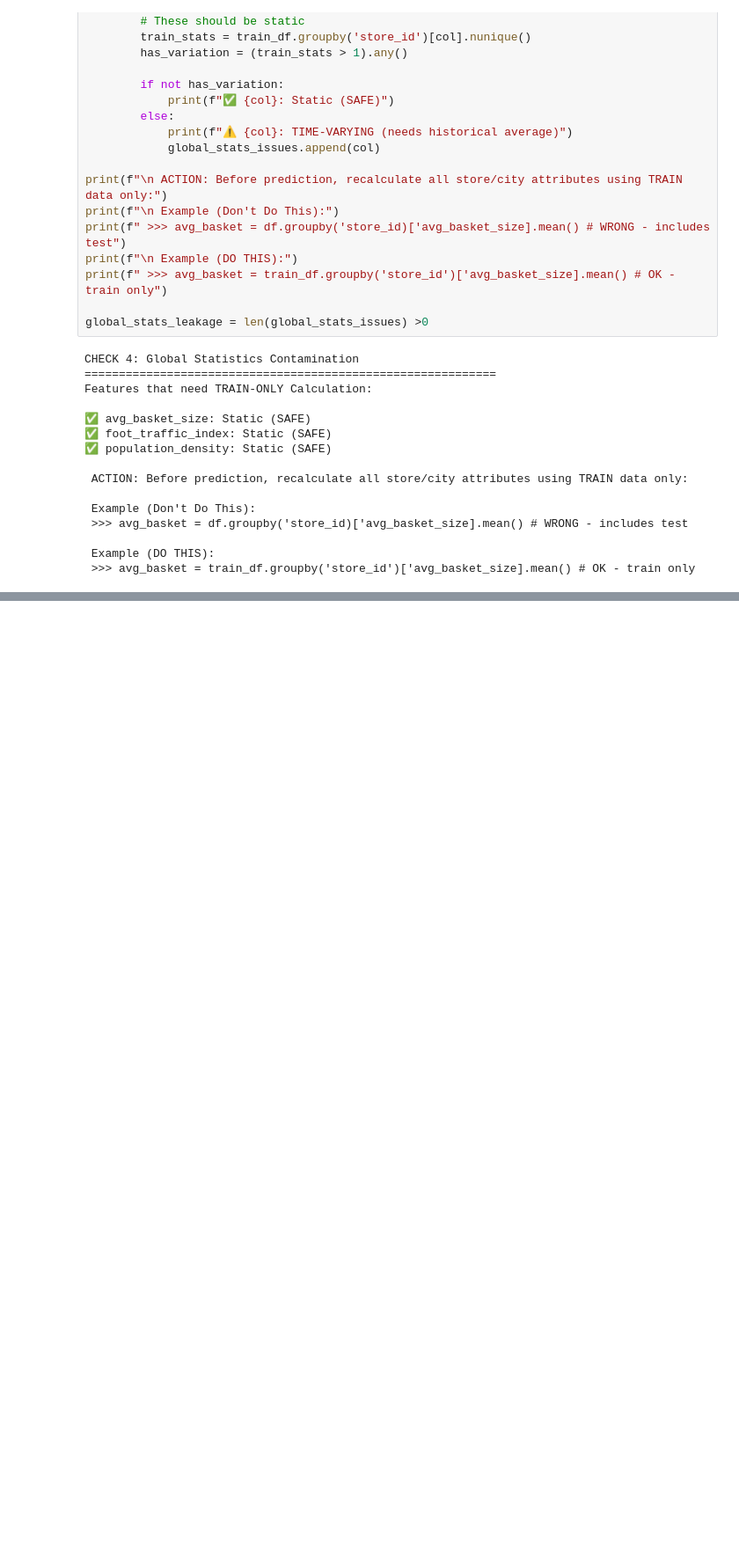
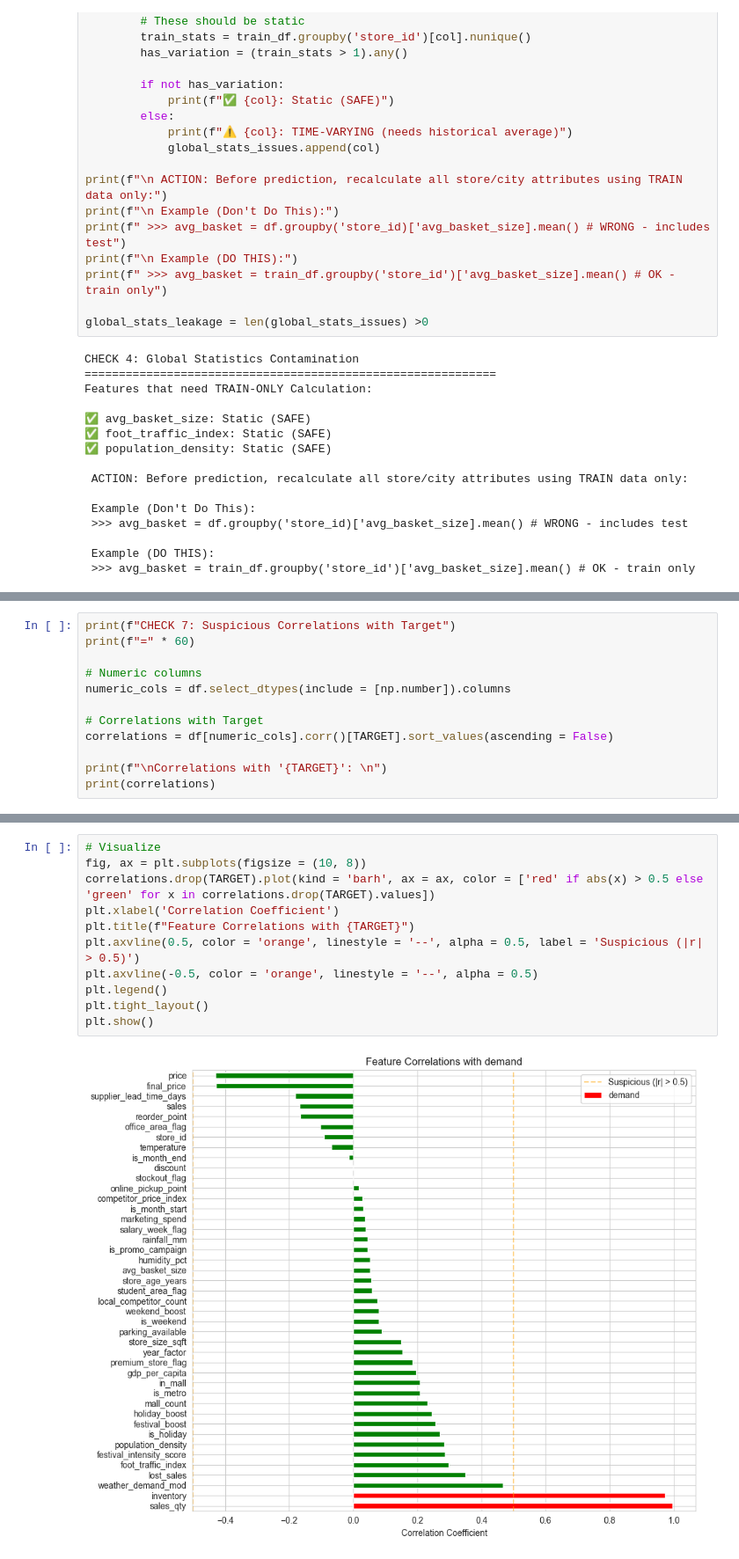
Before and after one commit to rejojose55625/demandEngine, a Jupyter notebook: notebooks/target_leakage_audit.ipynb, the cells around one changed output, grey strips where cells are left out. Shown at 88% size. Drawn from its saved outputs; the diff is of its cells as text; blank space fills up the shorter version.

Commit message:
Target Leakage Audit Notebook

```diff
--- a/notebooks/target_leakage_audit.ipynb
+++ b/notebooks/target_leakage_audit.ipynb
@@ -240,0 +350,12 @@ Features that need TRAIN-ONLY Calculation:
+# %%
+print(f"CHECK 7: Suspicious Correlations with Target")
+print(f"=" * 60)
+
+# Numeric columns
+numeric_cols = df.select_dtypes(include = [np.number]).columns
+
+# Correlations with Target
+correlations = df[numeric_cols].corr()[TARGET].sort_values(ascending = False)
+
+print(f"\nCorrelations with '{TARGET}': \n")
+print(correlations)
@@ -240,0 +380,13 @@ Features that need TRAIN-ONLY Calculation:
+# %%
+# Visualize
+fig, ax = plt.subplots(figsize = (10, 8))
+correlations.drop(TARGET).plot(kind = 'barh', ax = ax, color = ['red' if abs(x) > 0.5 else 'green' for x in correlations.drop(TARGET).values])
+plt.xlabel('Correlation Coefficient')
+plt.title(f"Feature Correlations with {TARGET}")
+plt.axvline(0.5, color = 'orange', linestyle = '--', alpha = 0.5, label = 'Suspicious (|r| > 0.5)')
+plt.axvline(-0.5, color = 'orange', linestyle = '--', alpha = 0.5)
+plt.legend()
+plt.tight_layout()
+plt.show()
+# %% [output]
+[figure, added]
```
Also changed, not shown: parts of 11 cells of this notebook, 1 other file.
